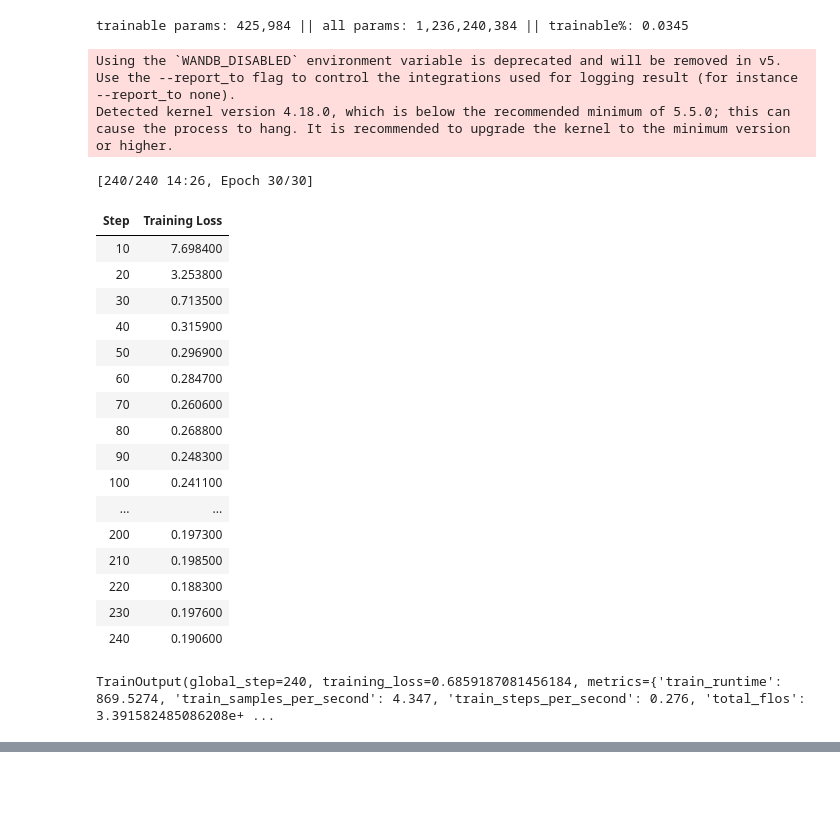
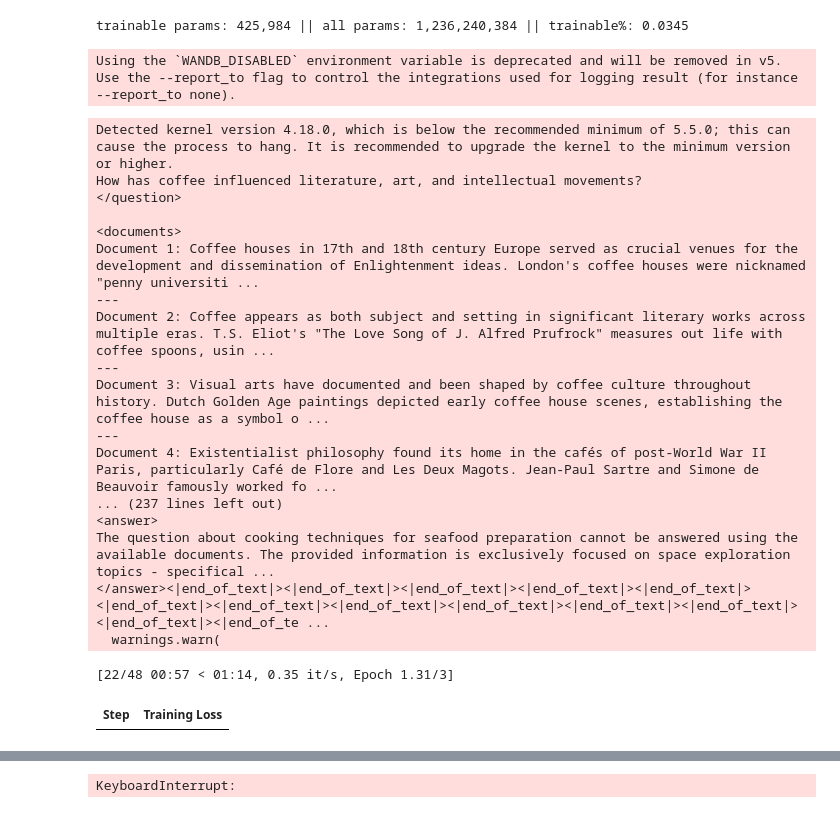
Before and after one commit to everylittlefox/aaronsw-rag, a Jupyter notebook: finetune_rag_generator.ipynb, the cells around one changed output, grey strips where cells are left out. Drawn from its saved outputs; the diff is of its cells as text; code cells hidden in the pictures; blank space fills up the shorter version.

Commit message:
switched to SFTTrainer

```diff
--- a/finetune_rag_generator.ipynb
+++ b/finetune_rag_generator.ipynb
@@ -41,8 +41,11 @@ dataset = load_dataset("json", data_files=tfiles)
 dataset = dataset["train"].train_test_split(test_size=0.3, seed=42)
 # %%
 def preprocess(row):
-    row['input'] = f'<question>\n{row["question"]}\n</question>\n\n<documents>\n{row["documents"]}\n</documents>\n\n<answer>'
-    return row
+    output_texts = []
+    for i in range(len(row['question'])):
+        text = f'<question>\n{row["question"][i]}\n</question>\n\n<documents>\n{row["documents"][i]}\n</documents>\n\n<answer>\n{row["answer"][i]}\n</answer>'
+        output_texts.append(text)
+    return output_texts
 # %%
-dataset = dataset.map(preprocess).shuffle(seed=42)
+# dataset = dataset.map(preprocess).shuffle(seed=42)
 # %%
@@ -126,45 +115,39 @@ trainable params: 425,984 || all params: 1,236,240,384 || trainable%: 0.0345
 import os
 os.environ["WANDB_DISABLED"] = "true"
 # %%
-from transformers import TrainingArguments, Trainer
+from trl import SFTConfig, SFTTrainer, DataCollatorForCompletionOnlyLM
 
-training_args = TrainingArguments(
-    output_dir="./llama-1b-finetuned",
-    per_device_train_batch_size=4,
-    gradient_accumulation_steps=4,
-    num_train_epochs=30,
-    logging_steps=10,
-    save_strategy="epoch",
-    report_to=None
-)
+response_template = "<answer>"
+collator = DataCollatorForCompletionOnlyLM(response_template, tokenizer=tokenizer)
 
-trainer = Trainer(
-    model=model,
-    args=training_args,
-    train_dataset=tokenized_dataset['train'],
-    eval_dataset=tokenized_dataset['test']
+trainer = SFTTrainer(
+    model,
+    train_dataset=dataset['train'],
+    eval_dataset=dataset['test'],
+    args=SFTConfig(output_dir="/tmp"),
+    formatting_func=preprocess,
+    data_collator=collator,
 )
 
 trainer.train()
 # %% [output]
 Using the `WANDB_DISABLED` environment variable is deprecated and will be removed in v5. Use the --report_to flag to control the integrations used for logging result (for instance --report_to none).
-Detected kernel version 4.18.0, which is below the recommended minimum of 5.5.0; this can cause the process to hang. It is recommended to upgrade the kernel to the minimum version or higher.
-[240/240 14:26, Epoch 30/30]
+Detected kernel version 4.18.0, which is below the recommended minimum of 5.5.0; this can cause the process to hang. It is recommended to upgrade the kernel to the minimum version or higher.
+How has coffee influenced literature, art, and intellectual movements?
+</question>
+
+<documents>
+Document 1: Coffee houses in 17th and 18th century Europe served as crucial venues for the development and dissemination of Enlightenment ideas. London's coffee houses were nicknamed "penny universiti ...
+---
+Document 2: Coffee appears as both subject and setting in significant literary works across multiple eras. T.S. Eliot's "The Love Song of J. Alfred Prufrock" measures out life with coffee spoons, usin ...
+---
+Document 3: Visual arts have documented and been shaped by coffee culture throughout history. Dutch Golden Age paintings depicted early coffee house scenes, establishing the coffee house as a symbol o ...
+---
+Document 4: Existentialist philosophy found its home in the cafés of post-World War II Paris, particularly Café de Flore and Les Deux Magots. Jean-Paul Sartre and Simone de Beauvoir famously worked fo ...
+... (237 lines left out)
+<answer>
+The question about cooking techniques for seafood preparation cannot be answered using the available documents. The provided information is exclusively focused on space exploration topics - specifical ...
+</answer><|end_of_text|><|end_of_text|><|end_of_text|><|end_of_text|><|end_of_text|><|end_of_text|><|end_of_text|><|end_of_text|><|end_of_text|><|end_of_text|><|end_of_text|><|end_of_text|><|end_of_te ...
+  warnings.warn(
+[22/48 00:57 < 01:14, 0.35 it/s, Epoch 1.31/3]
 | Step | Training Loss |
-| 10 | 7.698400 |
-| 20 | 3.253800 |
-| 30 | 0.713500 |
-| 40 | 0.315900 |
-| 50 | 0.296900 |
-| 60 | 0.284700 |
-| 70 | 0.260600 |
-| 80 | 0.268800 |
-| 90 | 0.248300 |
-| 100 | 0.241100 |
-| ... | ... |
-| 200 | 0.197300 |
-| 210 | 0.198500 |
-| 220 | 0.188300 |
-| 230 | 0.197600 |
-| 240 | 0.190600 |
-TrainOutput(global_step=240, training_loss=0.6859187081456184, metrics={'train_runtime': 869.5274, 'train_samples_per_second': 4.347, 'train_steps_per_second': 0.276, 'total_flos': 3.391582485086208e+ ...
@@ -171,3 +171,4 @@ TrainOutput(global_step=240, training_loss=0.6859187081456184, metrics={'train_r
+KeyboardInterrupt:
 # %%
 #torch.cuda.empty_cache()
 # %%
```
Also changed, not shown: parts of 6 cells of this notebook.
